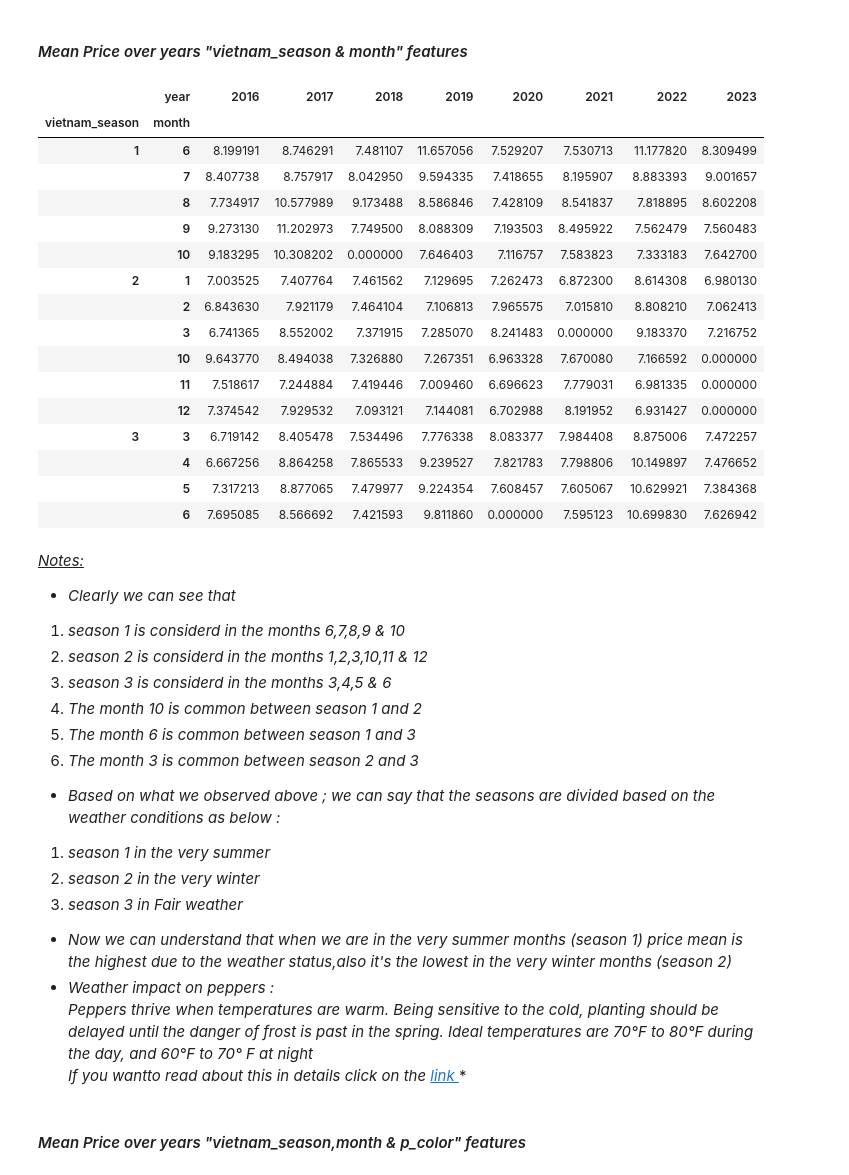
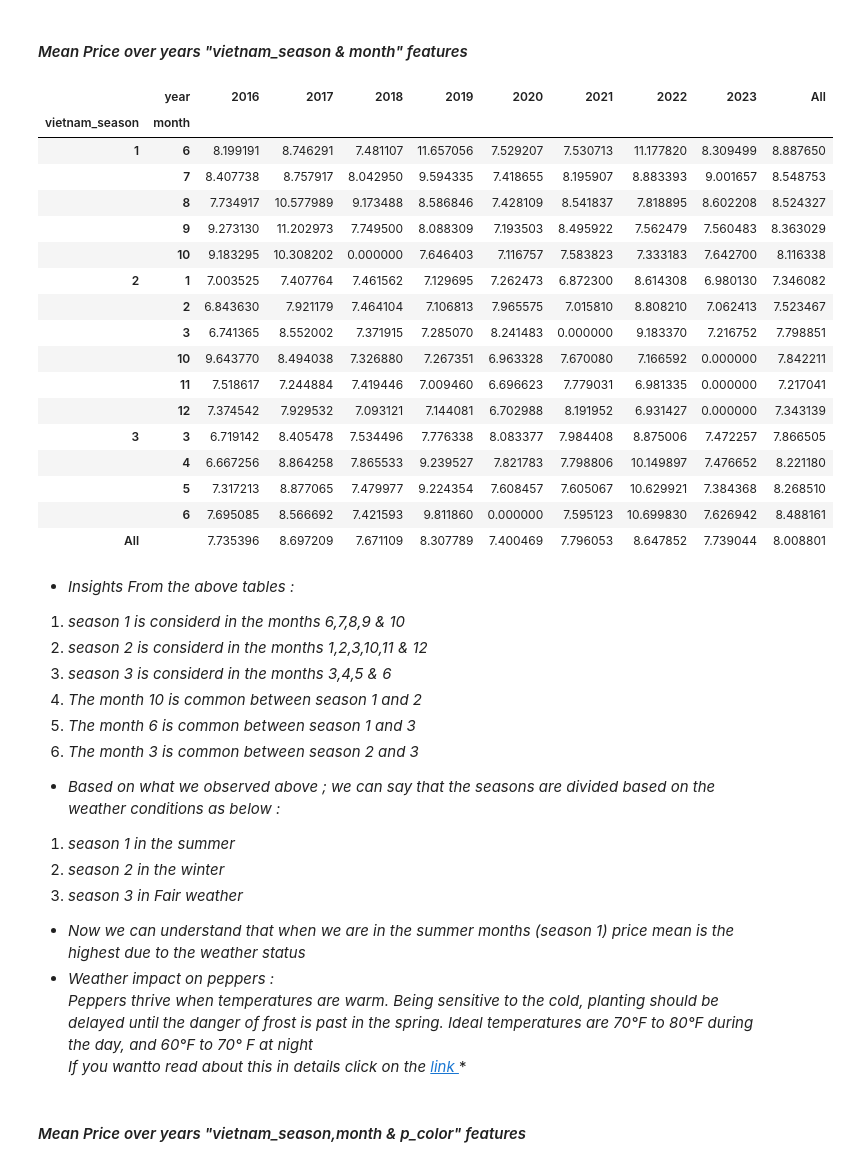
Before and after one commit to omar-ammar0/Intern_Final_Project, a Jupyter notebook: notebooks/Data_Cleaning/Task_1.ipynb, the cells around one changed output. Saved outputs shown, nothing was run; the diff lists cells and outputs as text; code cells hidden in the pictures.

Commit message:
updating some insights

```diff
--- a/notebooks/Data_Cleaning/Task_1.ipynb
+++ b/notebooks/Data_Cleaning/Task_1.ipynb
@@ -116,3 +205,5 @@ pd.DataFrame(df.describe().T)
+# %%
+df.drop("week_start_dt",axis=1,inplace=True)
 # %%
 for col in df:
     if col in ["week_end_dt"]:
@@ -120,3 +211,5 @@ for col in df:
         df["year"]=df[col].dt.year
         df["month"]=df[col].dt.month
         df["week"]=df[col].dt.strftime('%U').astype(int) + 1
+# %%
+df["vietnam_season"]=df["vietnam_season"].astype("object")
@@ -205,28 +326,29 @@ sns.lineplot(pd.pivot_table(data=df,index="year",columns="vietnam_season",values
 # %% [markdown]
 #### *Mean Price over years "vietnam_season & month" features*
 # %%
-pd.pivot_table(data=df,index=["vietnam_season","month"],columns="year",values="price",aggfunc="mean",fill_value=0)
+pd.pivot_table(data=df,index=["vietnam_season","month"],columns="year",values="price",aggfunc="mean",fill_value=0,margins=True)
 # %% [output]
-|  | year | 2016 | 2017 | 2018 | 2019 | 2020 | 2021 | 2022 | 2023 |
-| vietnam_season | month |  |  |  |  |  |  |  |  |
-| 1 | 6 | 8.199191 | 8.746291 | 7.481107 | 11.657056 | 7.529207 | 7.530713 | 11.177820 | 8.309499 |
-|  | 7 | 8.407738 | 8.757917 | 8.042950 | 9.594335 | 7.418655 | 8.195907 | 8.883393 | 9.001657 |
-|  | 8 | 7.734917 | 10.577989 | 9.173488 | 8.586846 | 7.428109 | 8.541837 | 7.818895 | 8.602208 |
-|  | 9 | 9.273130 | 11.202973 | 7.749500 | 8.088309 | 7.193503 | 8.495922 | 7.562479 | 7.560483 |
-|  | 10 | 9.183295 | 10.308202 | 0.000000 | 7.646403 | 7.116757 | 7.583823 | 7.333183 | 7.642700 |
-| 2 | 1 | 7.003525 | 7.407764 | 7.461562 | 7.129695 | 7.262473 | 6.872300 | 8.614308 | 6.980130 |
-|  | 2 | 6.843630 | 7.921179 | 7.464104 | 7.106813 | 7.965575 | 7.015810 | 8.808210 | 7.062413 |
-|  | 3 | 6.741365 | 8.552002 | 7.371915 | 7.285070 | 8.241483 | 0.000000 | 9.183370 | 7.216752 |
-|  | 10 | 9.643770 | 8.494038 | 7.326880 | 7.267351 | 6.963328 | 7.670080 | 7.166592 | 0.000000 |
-|  | 11 | 7.518617 | 7.244884 | 7.419446 | 7.009460 | 6.696623 | 7.779031 | 6.981335 | 0.000000 |
-|  | 12 | 7.374542 | 7.929532 | 7.093121 | 7.144081 | 6.702988 | 8.191952 | 6.931427 | 0.000000 |
-| 3 | 3 | 6.719142 | 8.405478 | 7.534496 | 7.776338 | 8.083377 | 7.984408 | 8.875006 | 7.472257 |
-|  | 4 | 6.667256 | 8.864258 | 7.865533 | 9.239527 | 7.821783 | 7.798806 | 10.149897 | 7.476652 |
-|  | 5 | 7.317213 | 8.877065 | 7.479977 | 9.224354 | 7.608457 | 7.605067 | 10.629921 | 7.384368 |
-|  | 6 | 7.695085 | 8.566692 | 7.421593 | 9.811860 | 0.000000 | 7.595123 | 10.699830 | 7.626942 |
+|  | year | 2016 | 2017 | 2018 | 2019 | 2020 | 2021 | 2022 | 2023 | All |
+| vietnam_season | month |  |  |  |  |  |  |  |  |  |
+| 1 | 6 | 8.199191 | 8.746291 | 7.481107 | 11.657056 | 7.529207 | 7.530713 | 11.177820 | 8.309499 | 8.887650 |
+|  | 7 | 8.407738 | 8.757917 | 8.042950 | 9.594335 | 7.418655 | 8.195907 | 8.883393 | 9.001657 | 8.548753 |
+|  | 8 | 7.734917 | 10.577989 | 9.173488 | 8.586846 | 7.428109 | 8.541837 | 7.818895 | 8.602208 | 8.524327 |
+|  | 9 | 9.273130 | 11.202973 | 7.749500 | 8.088309 | 7.193503 | 8.495922 | 7.562479 | 7.560483 | 8.363029 |
+|  | 10 | 9.183295 | 10.308202 | 0.000000 | 7.646403 | 7.116757 | 7.583823 | 7.333183 | 7.642700 | 8.116338 |
+| 2 | 1 | 7.003525 | 7.407764 | 7.461562 | 7.129695 | 7.262473 | 6.872300 | 8.614308 | 6.980130 | 7.346082 |
+|  | 2 | 6.843630 | 7.921179 | 7.464104 | 7.106813 | 7.965575 | 7.015810 | 8.808210 | 7.062413 | 7.523467 |
+|  | 3 | 6.741365 | 8.552002 | 7.371915 | 7.285070 | 8.241483 | 0.000000 | 9.183370 | 7.216752 | 7.798851 |
+|  | 10 | 9.643770 | 8.494038 | 7.326880 | 7.267351 | 6.963328 | 7.670080 | 7.166592 | 0.000000 | 7.842211 |
+|  | 11 | 7.518617 | 7.244884 | 7.419446 | 7.009460 | 6.696623 | 7.779031 | 6.981335 | 0.000000 | 7.217041 |
+|  | 12 | 7.374542 | 7.929532 | 7.093121 | 7.144081 | 6.702988 | 8.191952 | 6.931427 | 0.000000 | 7.343139 |
+| 3 | 3 | 6.719142 | 8.405478 | 7.534496 | 7.776338 | 8.083377 | 7.984408 | 8.875006 | 7.472257 | 7.866505 |
+|  | 4 | 6.667256 | 8.864258 | 7.865533 | 9.239527 | 7.821783 | 7.798806 | 10.149897 | 7.476652 | 8.221180 |
+|  | 5 | 7.317213 | 8.877065 | 7.479977 | 9.224354 | 7.608457 | 7.605067 | 10.629921 | 7.384368 | 8.268510 |
+|  | 6 | 7.695085 | 8.566692 | 7.421593 | 9.811860 | 0.000000 | 7.595123 | 10.699830 | 7.626942 | 8.488161 |
+| All |  | 7.735396 | 8.697209 | 7.671109 | 8.307789 | 7.400469 | 7.796053 | 8.647852 | 7.739044 | 8.008801 |
 # %% [markdown]
-<u>*Notes:*</u><br>
-*  *Clearly we can see that*<br>
+* *Insights From the above tables :*</u><br>
+
 1. *season _1_ is considerd in the months 6,7,8,9 & 10*<br>
 2. *season _2_ is considerd in the months 1,2,3,10,11 & 12*<br>
 3. *season _3_ is considerd in the months 3,4,5 & 6*<br>
@@ -235,11 +357,11 @@ pd.pivot_table(data=df,index=["vietnam_season","month"],columns="year",values="p
 6. *The month 3 is common between season 2 and 3*<br>
 
 * *Based on what we observed above ; we can say that the seasons are divided based on the weather conditions as below :*<br>
-1. *season _1_ in the very summer*<br>
-2. *season _2_ in the very winter*<br>
+1. *season _1_ in the summer*<br>
+2. *season _2_ in the winter*<br>
 3. *season _3_ in Fair weather*
 
-* *Now we can understand that when we are in the very summer months (season 1) price mean is the highest due to the weather status,also it's the lowest in the very winter months (season 2)*<br>
+* *Now we can understand that when we are in the summer months (season 1) price mean is the highest due to the weather status*<br>
 * *Weather impact on peppers :*<br>
 *Peppers thrive when temperatures are warm. Being sensitive to the cold, planting should be delayed until the danger of frost is past in the spring. Ideal temperatures are 70°F to 80°F during the day, and 60°F to 70° F at night*<br>
 *If you wantto read about this in details click on the [link ](https://www.canr.msu.edu/resources/how_to_grow_peppers_part_2#:~:text=Ideal%20temperatures%20are%2070%C2%B0,often%20results%20in%20blossom%20drop.)**
```
Also changed, not shown: parts of 35 cells of this notebook.
